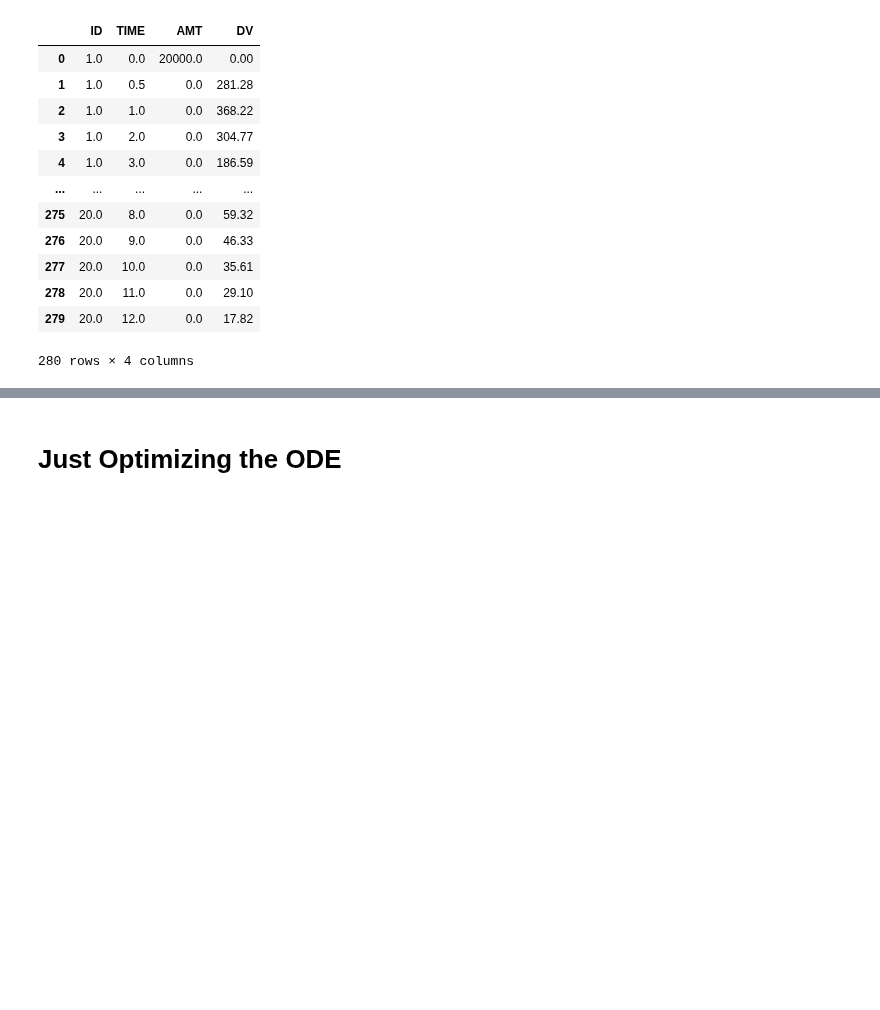
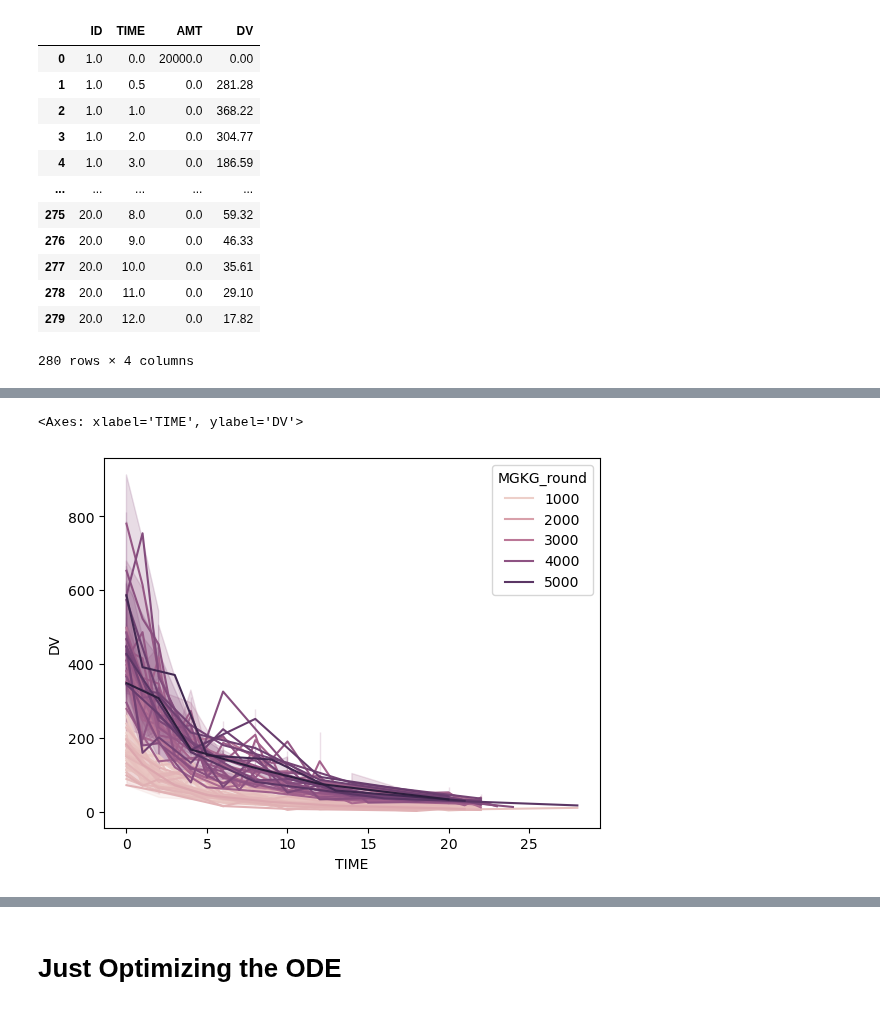
Before and after one commit to kelleyjbrady/NiceODE, a Jupyter notebook: t_0atDV_max_ode_solver_r.ipynb, the cells around one changed output, grey strips where cells are left out. Saved outputs shown, nothing was run; the diff lists cells and outputs as text; code cells hidden in the pictures; blank space fills up the shorter version.

```diff
--- a/t_0atDV_max_ode_solver_r.ipynb
+++ b/t_0atDV_max_ode_solver_r.ipynb
@@ -93 +102,6 @@ plot_subject_levels(scale_df)
+# %%
+sns.lineplot(scale_df, x = 'TIME', y = 'DV', hue = 'MGKG_round')
+# %% [output]
+<Axes: xlabel='TIME', ylabel='DV'>
+[figure, added]
 # %%
```
Also changed, not shown: parts of 21 cells of this notebook, 2 other files.
